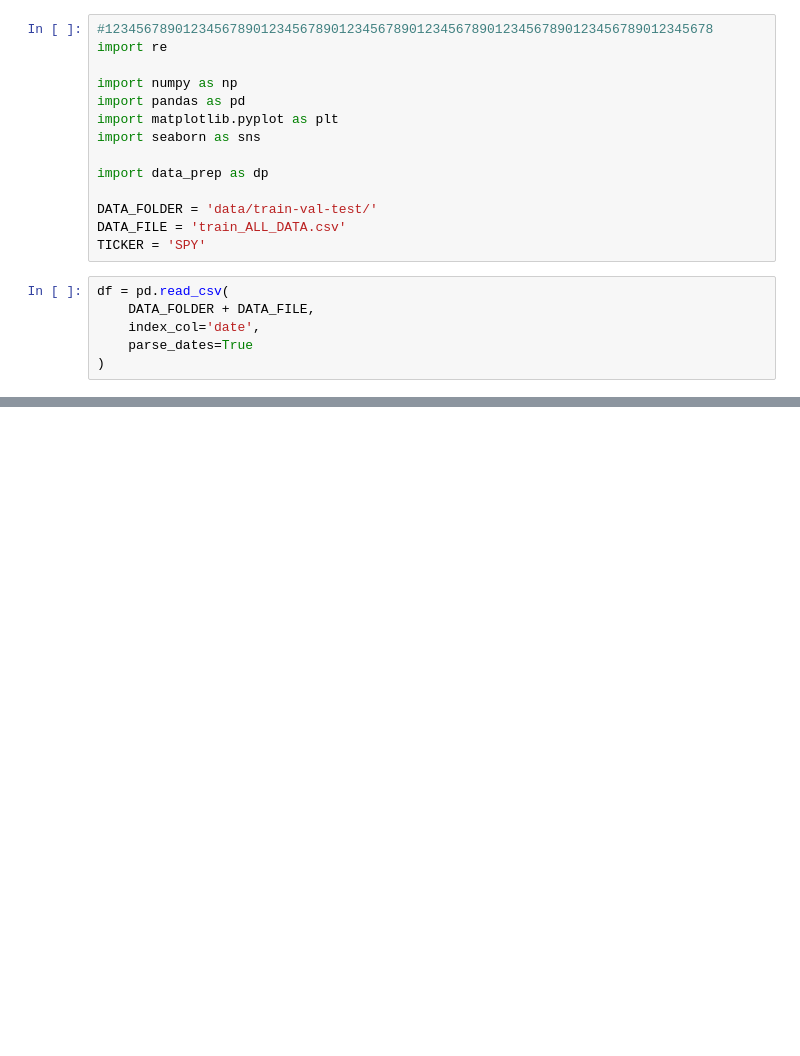
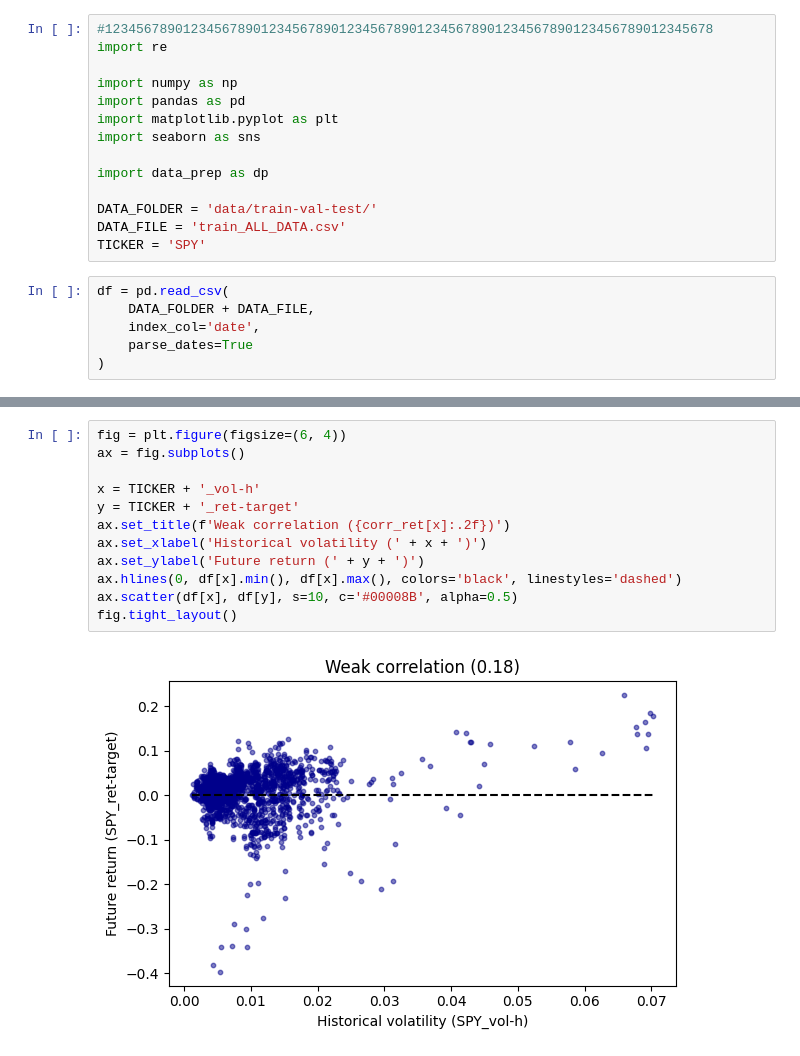
Before and after one commit to tmacpherson6/investment_advisor_dashboard_capstone, a Jupyter notebook: Pete-B5_Data-Exploration.ipynb, the cells around one changed output, grey strips where cells are left out. Saved outputs shown, nothing was run; the diff lists cells and outputs as text; blank space fills up the shorter version.

```diff
--- a/Pete-B5_Data-Exploration.ipynb
+++ b/Pete-B5_Data-Exploration.ipynb
@@ -69,0 +166,14 @@ sorted(
+# %%
+fig = plt.figure(figsize=(6, 4))
+ax = fig.subplots()
+
+x = TICKER + '_vol-h'
+y = TICKER + '_ret-target'
+ax.set_title(f'Weak correlation ({corr_ret[x]:.2f})')
+ax.set_xlabel('Historical volatility (' + x + ')')
+ax.set_ylabel('Future return (' + y + ')')
+ax.hlines(0, df[x].min(), df[x].max(), colors='black', linestyles='dashed')
+ax.scatter(df[x], df[y], s=10, c='#00008B', alpha=0.5)
+fig.tight_layout()
+# %% [output]
+[figure, added]
```
Also changed, not shown: parts of 20 cells of this notebook, 3 other files.
